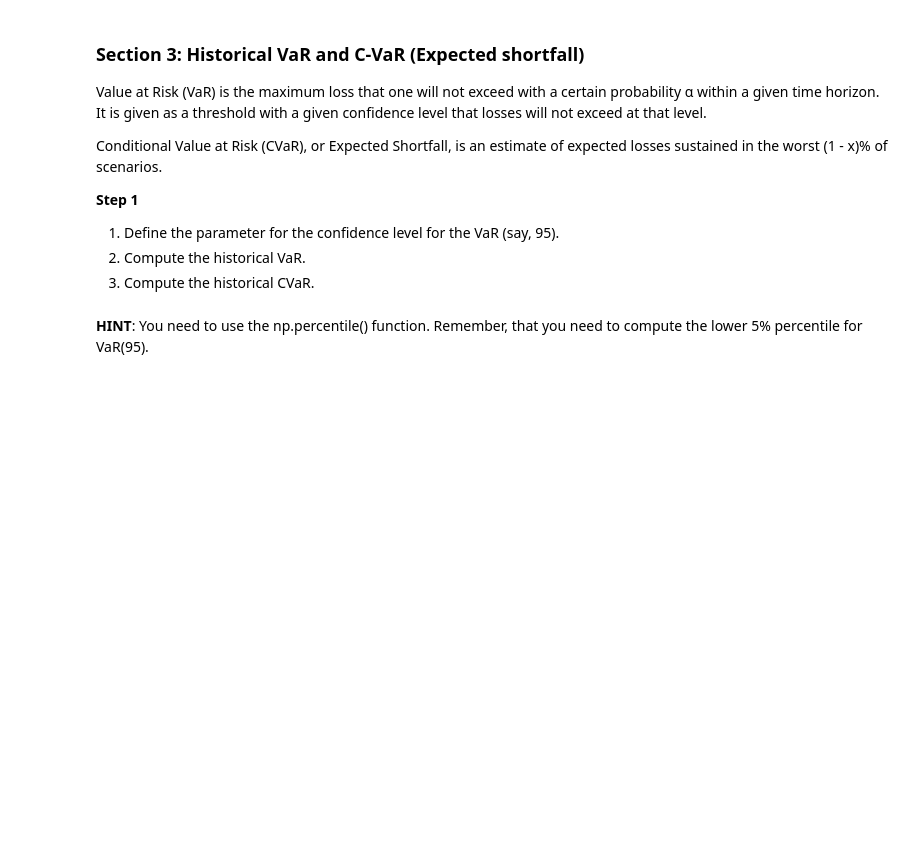
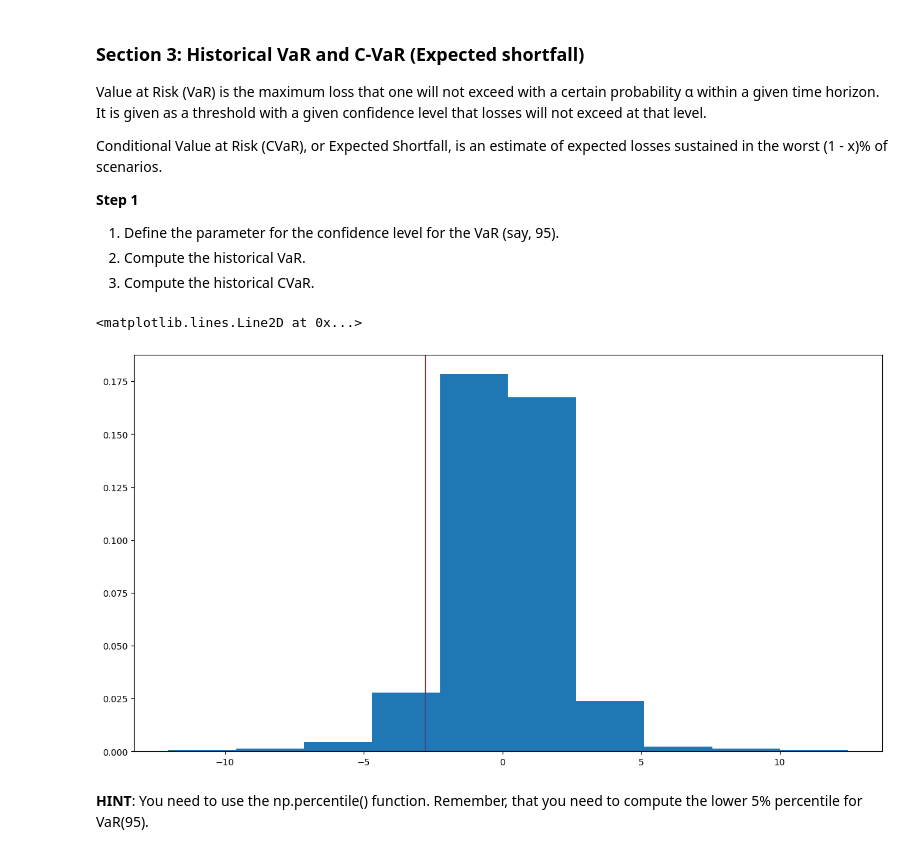
Before and after one commit to abhi647/Value-at-risk-Monte-Carlo, a Jupyter notebook: Monte-Carlo Simulations to compute VaR and Expected Shortfall-Files/VaR_CVaR_MonteCarlo.ipynb, the cells around one changed output. Saved outputs shown, nothing was run; the diff lists cells and outputs as text; code cells hidden in the pictures; blank space fills up the shorter version.

```diff
--- a/Monte-Carlo Simulations to compute VaR and Expected Shortfall-Files/EPAT_Guided_Mini_Project_01.ipynb
+++ b/Monte-Carlo Simulations to compute VaR and Expected Shortfall-Files/VaR_CVaR_MonteCarlo.ipynb
@@ -226,17 +228,24 @@ expected losses sustained in the worst (1 - x)% of scenarios.
 # %%
 # Define the var level parameter
 var_level = 95
+rets_percentage= df.simple_returns*100
 
 # Compute and print the historical VaR
-
+var=np.percentile(rets_percentage,100-var_level)
 
 # Sort the returns for plotting
+sorted_returns=np.sort(rets_percentage)
+plt.hist(sorted_returns,density=True,stacked=True)
 
 
 # Plot the probability of each sorted return quantile
-
+plt.axvline(x=var,color='red',linestyle='-',
+            label="VaR_95")
 
 # Draw a vertical line in the plot for the VaR 95 quantile
+# %% [output]
+<matplotlib.lines.Line2D at 0x...>
+[figure, added]
 # %% [markdown]
 **HINT**: You need to use the np.percentile() function. Remember, that you need to compute the lower 5% percentile for VaR(95).
 # %% [markdown]
```
Also changed, not shown: parts of 13 cells of this notebook, 2 other files.
